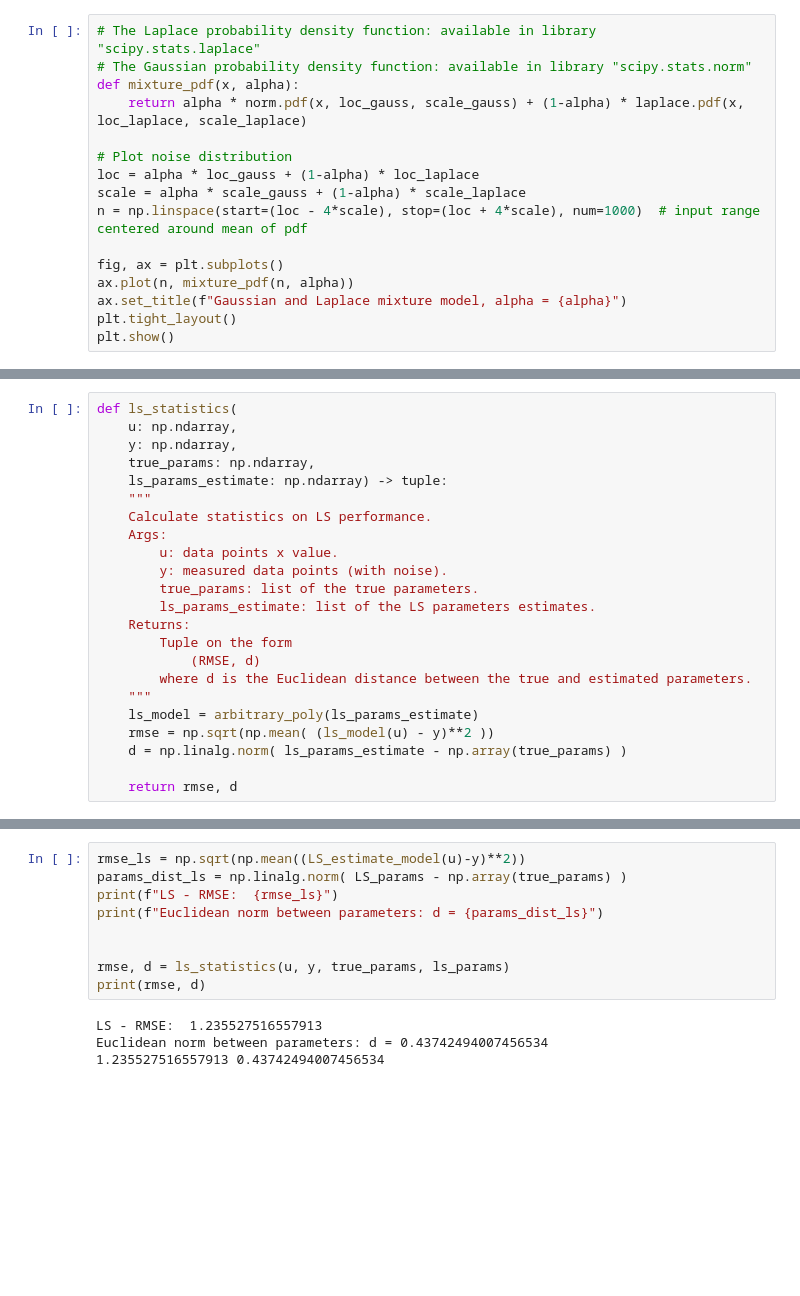
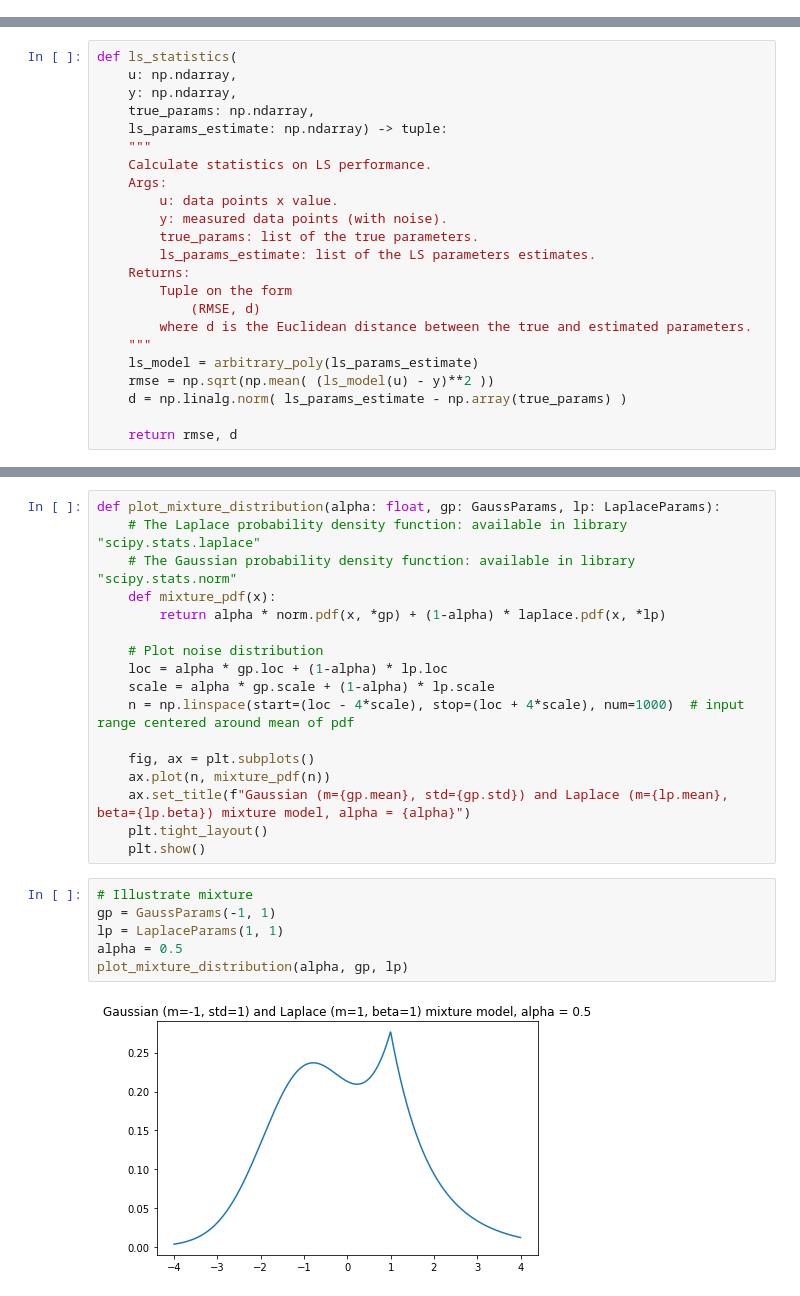
Before and after one commit to eirikff/TTK4260-Multivariat-datamodellering, a Jupyter notebook: 1-assignment/assignment1.ipynb, the cells around one changed output, grey strips where cells are left out. Saved outputs shown, nothing was run; the diff lists cells and outputs as text; blank space fills up the shorter version.

Commit message:
finish refactor and start commenting on result

```diff
--- a/1-assignment/assignment1.ipynb
+++ b/1-assignment/assignment1.ipynb
@@ -96,16 +59,0 @@ alpha = 0.5
-# %%
-# The Laplace probability density function: available in library "scipy.stats.laplace"
-# The Gaussian probability density function: available in library "scipy.stats.norm"
-def mixture_pdf(x, alpha):
-    return alpha * norm.pdf(x, loc_gauss, scale_gauss) + (1-alpha) * laplace.pdf(x, loc_laplace, scale_laplace)
-
-# Plot noise distribution
-loc = alpha * loc_gauss + (1-alpha) * loc_laplace
-scale = alpha * scale_gauss + (1-alpha) * scale_laplace
-n = np.linspace(start=(loc - 4*scale), stop=(loc + 4*scale), num=1000)  # input range centered around mean of pdf
-
-fig, ax = plt.subplots()
-ax.plot(n, mixture_pdf(n, alpha))
-ax.set_title(f"Gaussian and Laplace mixture model, alpha = {alpha}")
-plt.tight_layout()
-plt.show()
@@ -257,13 +156,25 @@ True model parameters: [1, -8, 4]
-# %%
-rmse_ls = np.sqrt(np.mean((LS_estimate_model(u)-y)**2))
-params_dist_ls = np.linalg.norm( LS_params - np.array(true_params) )
-print(f"LS - RMSE:  {rmse_ls}")
-print(f"Euclidean norm between parameters: d = {params_dist_ls}")
-
-
-rmse, d = ls_statistics(u, y, true_params, ls_params)
-print(rmse, d)
-# %% [output]
-LS - RMSE:  1.235527516557913
-Euclidean norm between parameters: d = 0.43742494007456534
-1.235527516557913 0.43742494007456534
+# %%
+def plot_mixture_distribution(alpha: float, gp: GaussParams, lp: LaplaceParams):
+    # The Laplace probability density function: available in library "scipy.stats.laplace"
+    # The Gaussian probability density function: available in library "scipy.stats.norm"
+    def mixture_pdf(x):
+        return alpha * norm.pdf(x, *gp) + (1-alpha) * laplace.pdf(x, *lp)
+
+    # Plot noise distribution
+    loc = alpha * gp.loc + (1-alpha) * lp.loc
+    scale = alpha * gp.scale + (1-alpha) * lp.scale
+    n = np.linspace(start=(loc - 4*scale), stop=(loc + 4*scale), num=1000)  # input range centered around mean of pdf
+
+    fig, ax = plt.subplots()
+    ax.plot(n, mixture_pdf(n))
+    ax.set_title(f"Gaussian (m={gp.mean}, std={gp.std}) and Laplace (m={lp.mean}, beta={lp.beta}) mixture model, alpha = {alpha}")
+    plt.tight_layout()
+    plt.show()
+# %%
+# Illustrate mixture
+gp = GaussParams(-1, 1)
+lp = LaplaceParams(1, 1)
+alpha = 0.5
+plot_mixture_distribution(alpha, gp, lp)
+# %% [output]
+[figure, added]
```
Also changed, not shown: parts of 35 cells of this notebook.
